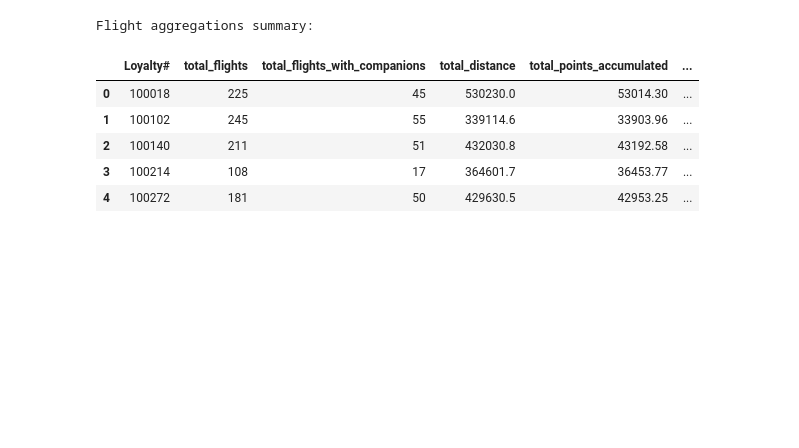
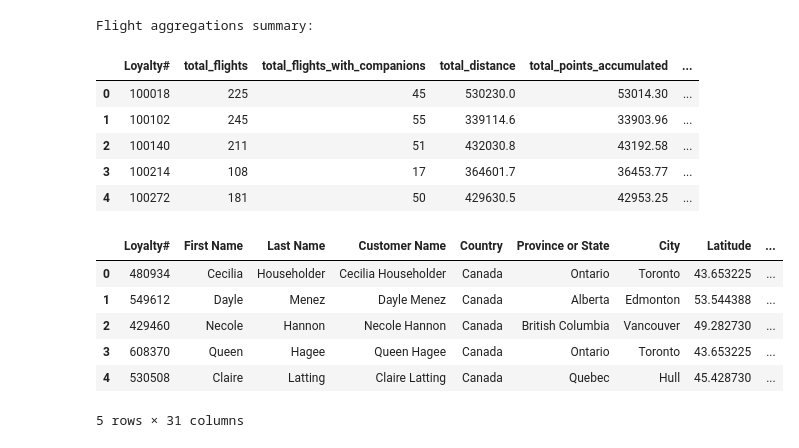
Before and after one commit to duartegomes11/DataMining2025---Project, a Jupyter notebook: notebooks/01_eda_features.ipynb, the cells around one changed output. Cells and saved outputs as stored; diff of their text form; code cells hidden in the pictures; blank space fills up the shorter version.

```diff
--- a/notebooks/01_eda_features.ipynb
+++ b/notebooks/01_eda_features.ipynb
@@ -109,5 +109,5 @@ display(neg_tenure[["Loyalty#", "EnrollmentDateOpening", "CancellationDate", "Cu
 199 rows × 4 columns
 # %%
 # Delete the negative tenure rows from customers
-customers = customers[customers["CustomerTenureDays"] >= 0].copy()
-print("After removing negative tenure days:", customers.shape)
+#customers = customers[customers["CustomerTenureDays"] >= 0].copy()
+#print("After removing negative tenure days:", customers.shape)
@@ -199,4 +187,18 @@ Flight aggregations summary:
 | 2 | 100140 | 211 | 51 | 432030.8 | 43192.58 | ... |
 | 3 | 100214 | 108 | 17 | 364601.7 | 36453.77 | ... |
 | 4 | 100272 | 181 | 50 | 429630.5 | 42953.25 | ... |
+# %%
+# Add the aggregated data from flights to the customer data
+customers = customers.merge(flight_aggs, on='Loyalty#', how='left')
+
+# Show the first 5 rows of the updated customers dataframe
+display(customers.head())
+# %% [output]
+|  | Loyalty# | First Name | Last Name | Customer Name | Country | Province or State | City | Latitude | ... |
+| 0 | 480934 | Cecilia | Householder | Cecilia Householder | Canada | Ontario | Toronto | 43.653225 | ... |
+| 1 | 549612 | Dayle | Menez | Dayle Menez | Canada | Alberta | Edmonton | 53.544388 | ... |
+| 2 | 429460 | Necole | Hannon | Necole Hannon | Canada | British Columbia | Vancouver | 49.282730 | ... |
+| 3 | 608370 | Queen | Hagee | Queen Hagee | Canada | Ontario | Toronto | 43.653225 | ... |
+| 4 | 530508 | Claire | Latting | Claire Latting | Canada | Quebec | Hull | 45.428730 | ... |
+5 rows × 31 columns
 # %%
```
Also changed, not shown: parts of 6 cells of this notebook, 2 other files.
